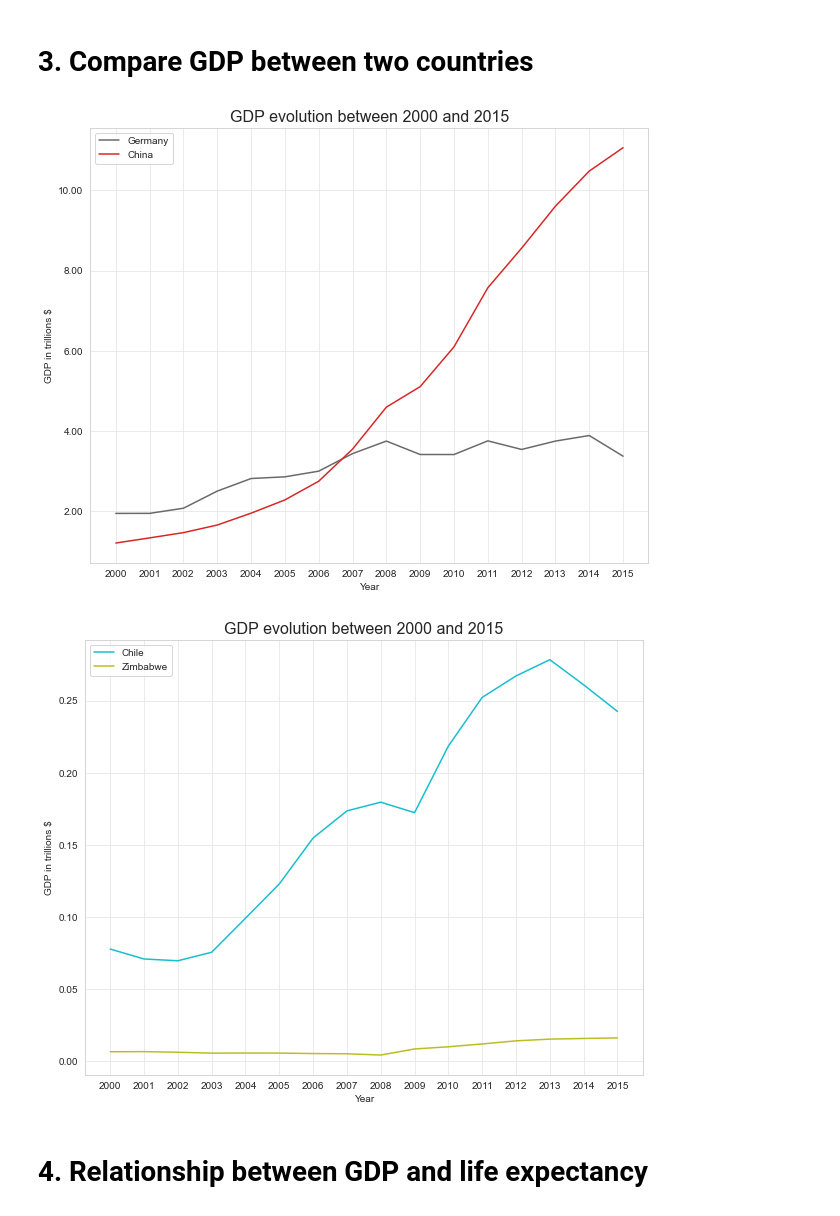
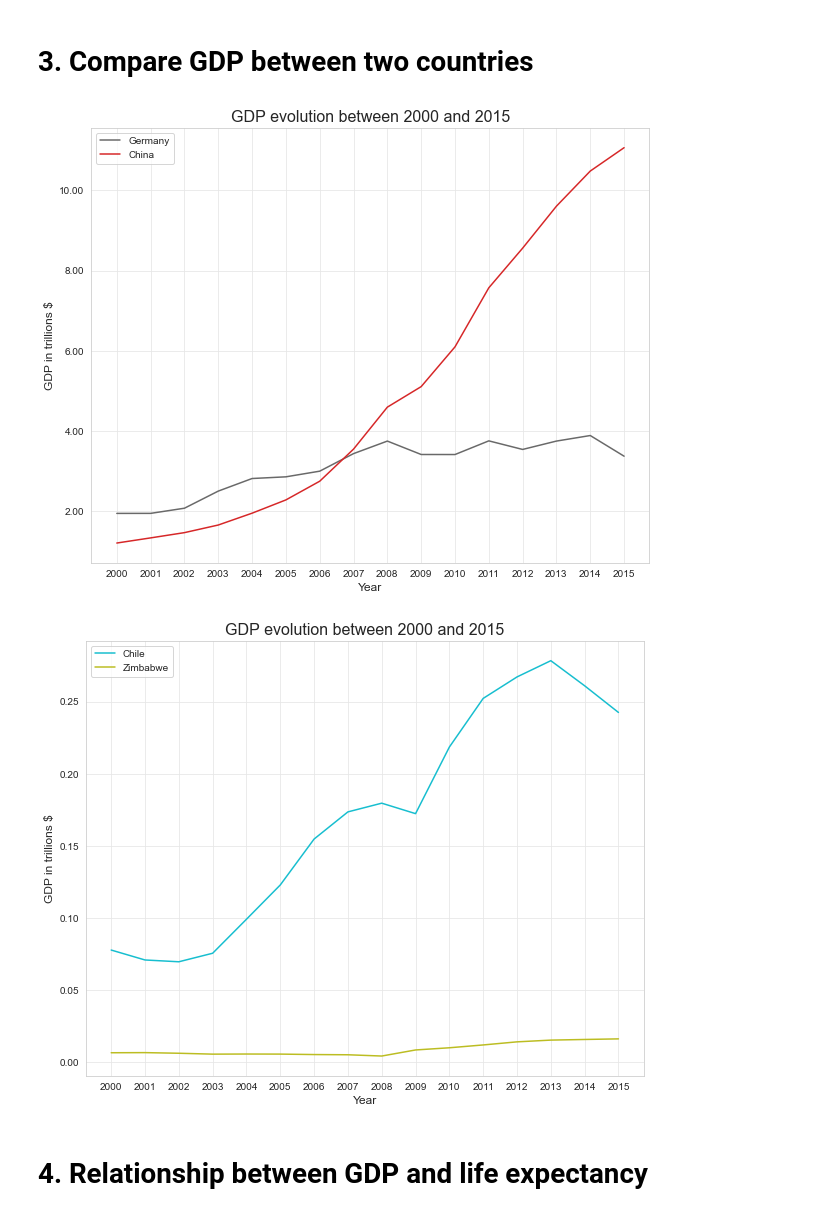
Before and after one commit to jossbnd/codecademy_Life_Expectancy_and_GDP_Starter, a Jupyter notebook: life_expectancy_gdp.ipynb, the cells around one changed output. Drawn from its saved outputs; the diff is of its cells as text; code cells hidden in the pictures.

```diff
--- a/life_expectancy_gdp.ipynb
+++ b/life_expectancy_gdp.ipynb
@@ -184,27 +184,27 @@ plt.show()
 # %%
 from matplotlib.ticker import FormatStrFormatter
 colordic = {'Chile': pal[9], 'China': pal[3], 'Germany': 'dimgray', 'Mexico': pal[2], 'United States of America': 'steelblue', 'Zimbabwe': pal[8]}
 years = all_data.Year.unique()
 
 
 def compare_gdp(country1, country2):
     fig = plt.figure(figsize=(10, 8))
     ax = fig.add_subplot(1, 1, 1)
     sns.lineplot(data = all_data[all_data.Country == country1], x='Year', y='GDP', color=colordic[country1])
     sns.lineplot(data = all_data[all_data.Country == country2], x='Year', y='GDP', color=colordic[country2])
     plt.legend([country1, country2])
-    plt.xlabel('Year')
-    plt.ylabel('GDP in trillions $')
+    ax.set_xlabel('Year', fontsize=12)
+    ax.set_ylabel('GDP in trillions $', fontsize=12)
     ax.yaxis.set_major_formatter(FormatStrFormatter('%.2f'))
     ax.set_xticks(years)
 
     plt.title('GDP evolution between 2000 and 2015', fontsize=16)
 
 compare_gdp('Germany', 'China')
 compare_gdp('Chile', 'Zimbabwe')
 # %% [output]
-[figure, old version]
+[figure, new version]
-[figure, old version]
+[figure, new version]
 # %% [markdown]
 # 4. Relationship between GDP and life expectancy
 # %%
```
Also changed, not shown: parts of 1 cell of this notebook.
